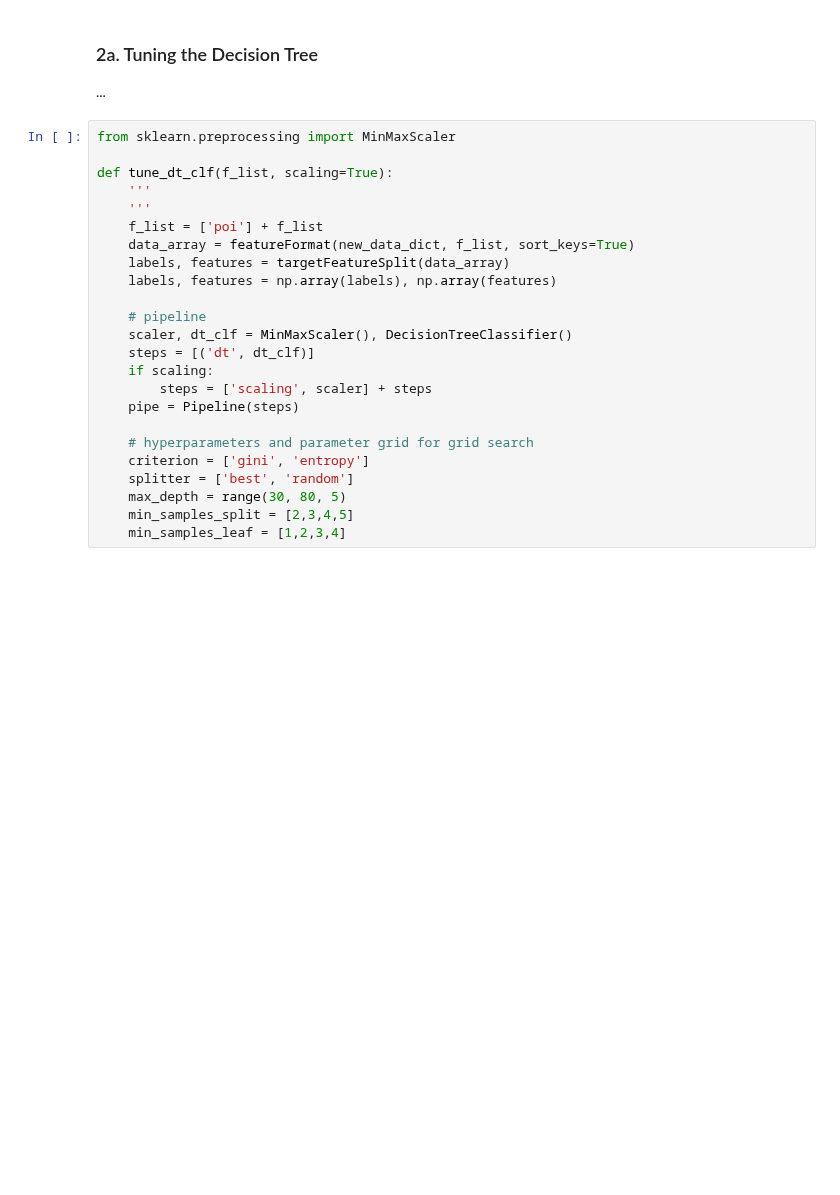
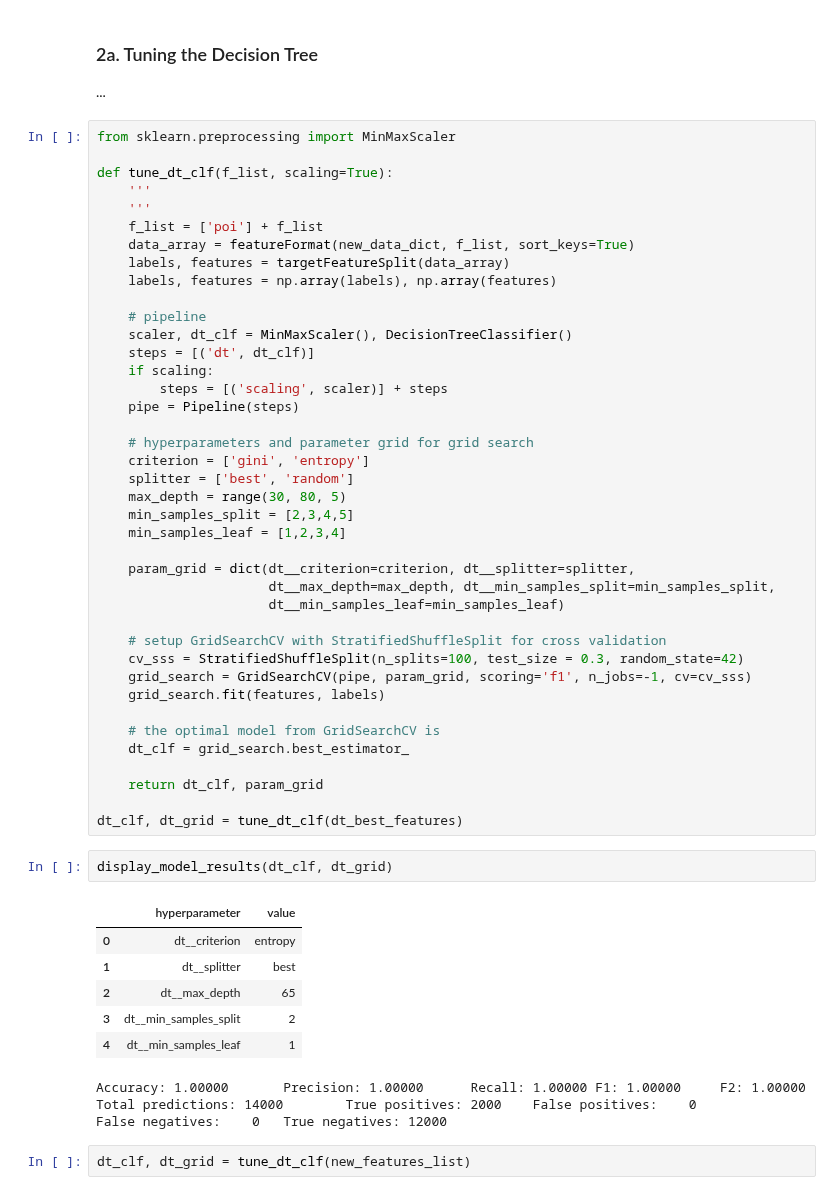
Before and after one commit to marty-vanhoof/Identifying_Fraud_from_Enron_Data, a Jupyter notebook: enron_report.ipynb, the cells around one changed output. Saved outputs shown, nothing was run; the diff lists cells and outputs as text; blank space fills up the shorter version.

```diff
--- a/enron_report.ipynb
+++ b/enron_report.ipynb
@@ -679,7 +694,7 @@ def tune_dt_clf(f_list, scaling=True):
     scaler, dt_clf = MinMaxScaler(), DecisionTreeClassifier()
     steps = [('dt', dt_clf)]
     if scaling:
-        steps = ['scaling', scaler] + steps
+        steps = [('scaling', scaler)] + steps
     pipe = Pipeline(steps)
 
     # hyperparameters and parameter grid for grid search
@@ -688,3 +703,33 @@ def tune_dt_clf(f_list, scaling=True):
     max_depth = range(30, 80, 5)
     min_samples_split = [2,3,4,5]
     min_samples_leaf = [1,2,3,4]
+
+    param_grid = dict(dt__criterion=criterion, dt__splitter=splitter,
+                      dt__max_depth=max_depth, dt__min_samples_split=min_samples_split,
+                      dt__min_samples_leaf=min_samples_leaf)
+
+    # setup GridSearchCV with StratifiedShuffleSplit for cross validation
+    cv_sss = StratifiedShuffleSplit(n_splits=100, test_size = 0.3, random_state=42)
+    grid_search = GridSearchCV(pipe, param_grid, scoring='f1', n_jobs=-1, cv=cv_sss)
+    grid_search.fit(features, labels)
+
+    # the optimal model from GridSearchCV is
+    dt_clf = grid_search.best_estimator_
+
+    return dt_clf, param_grid
+
+dt_clf, dt_grid = tune_dt_clf(dt_best_features)
+# %%
+display_model_results(dt_clf, dt_grid)
+# %% [output]
+|  | hyperparameter | value |
+| 0 | dt__criterion | entropy |
+| 1 | dt__splitter | best |
+| 2 | dt__max_depth | 65 |
+| 3 | dt__min_samples_split | 2 |
+| 4 | dt__min_samples_leaf | 1 |
+Accuracy: 1.00000       Precision: 1.00000      Recall: 1.00000 F1: 1.00000     F2: 1.00000
+Total predictions: 14000        True positives: 2000    False positives:    0
+False negatives:    0   True negatives: 12000
+# %%
+dt_clf, dt_grid = tune_dt_clf(new_features_list)
```
Also changed, not shown: parts of 5 cells of this notebook.
